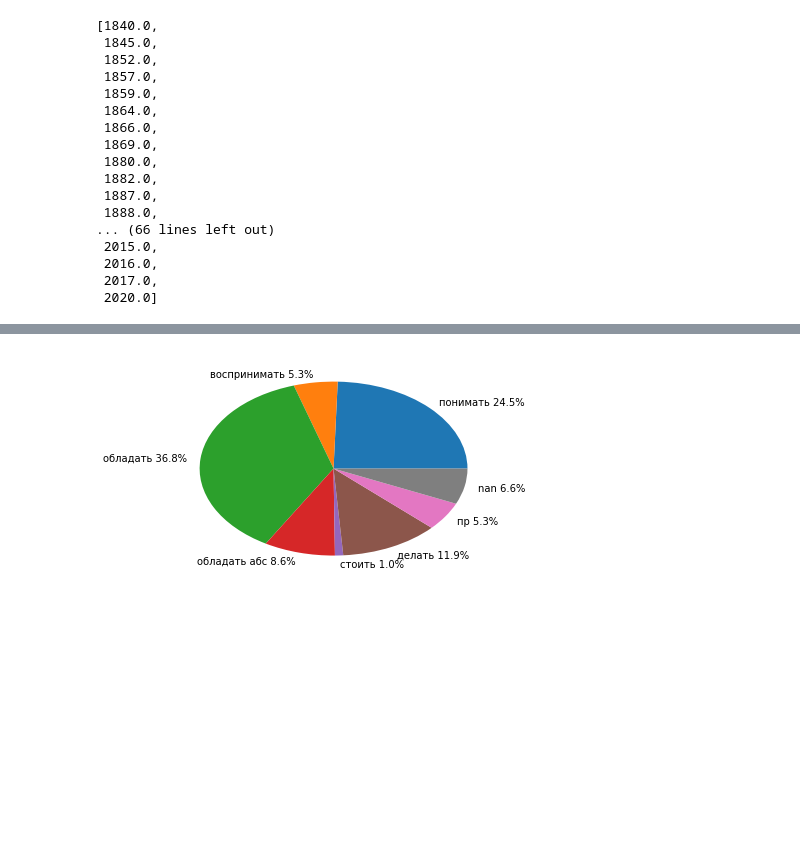
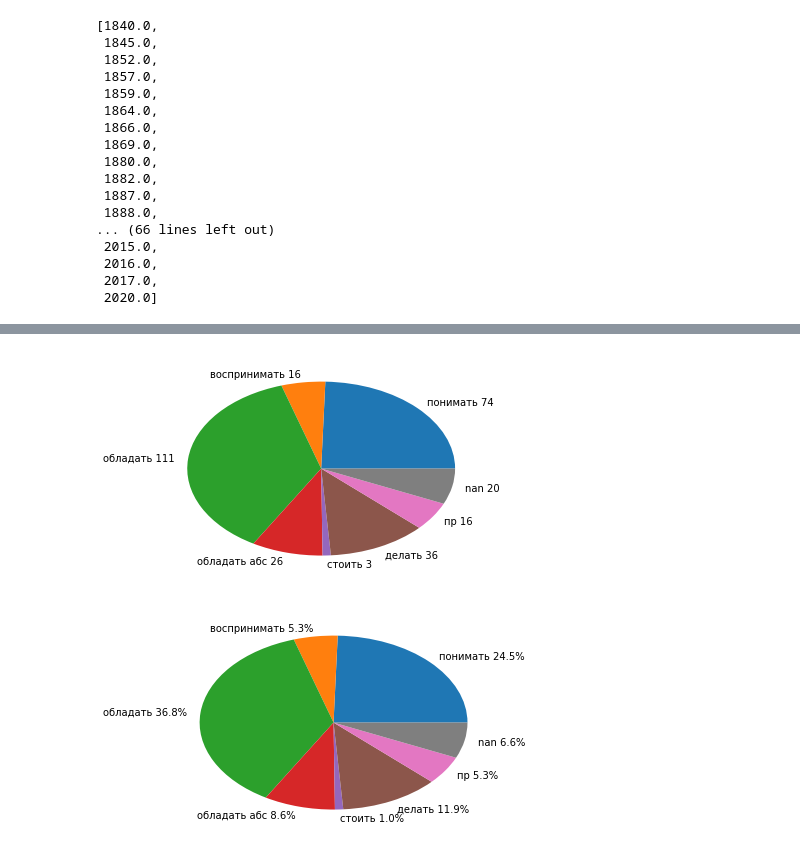
Before and after one commit to marchdown/schisch, a Jupyter notebook: schisch.ipynb, the cells around one changed output, grey strips where cells are left out. Cells and saved outputs as stored; diff of their text form; code cells hidden in the pictures; blank space fills up the shorter version.

Commit message:
even more pie charts

```diff
--- a/schisch.ipynb
+++ b/schisch.ipynb
@@ -79,6 +66,13 @@ for t in semantic_types:
     print("#", '='*80, "#", "here's", t)
     for r in data[data['semantics+_']==t]:
         print(r)
-# %%
-for r in data.itertuples():
-    print(r)
+# %%
+# # Как посмотреть на наши данные? Как итерироваться по примерам в цикле?
+# # Взять каждую строчку (между третьей и шестой) как кортеж (tuple):
+for r in data[3:6].itertuples():
+    print(r, "\n", r[10])
+
+
+# # Взять каждую строчку (между третьей и шестой) как объект типа Pandas.Series:
+for r in data[3:6].iterrows():
+    print(r, "\n")
@@ -233,3 +280,10 @@ labels
+# %%
+
+plt.pie([float(v) for v in semantic_type_freqs.values()], labels=labels_w_absolute_counts,
+           autopct=None)
+plt.show()
+# %% [output]
+[figure, added]
 # %%
 # import cufflinks
 # pie=cufflinks.datagen.pie()
```
Also changed, not shown: parts of 13 cells of this notebook.
